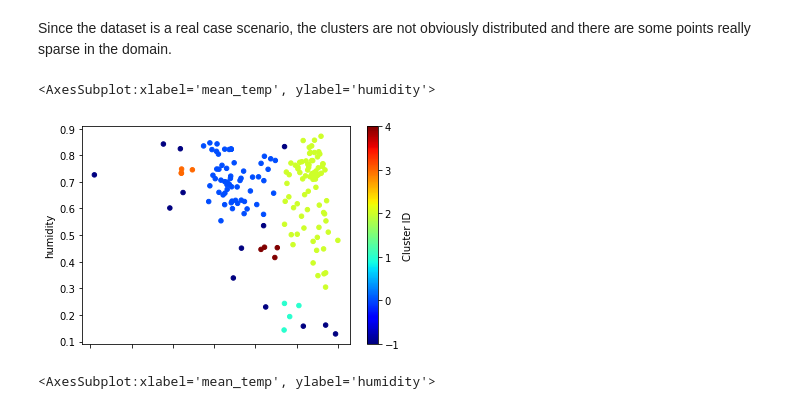
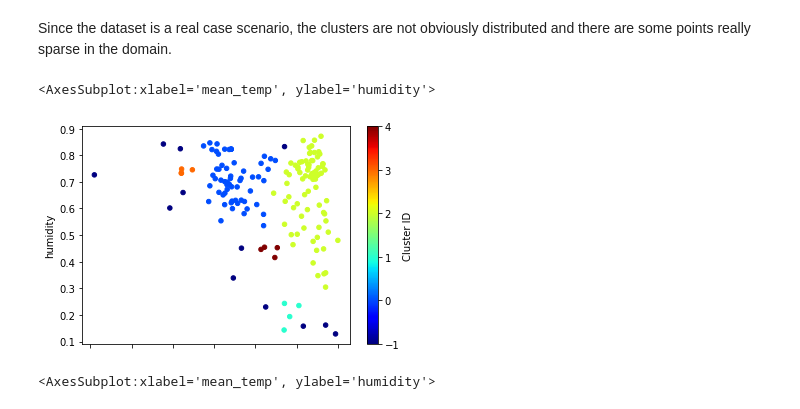
Before and after one commit to Sargazzo/DBM2, a Jupyter notebook: Weather Clusters.ipynb, the cells around one changed output. Cells and saved outputs as stored; diff of their text form; code cells hidden in the pictures.

```diff
--- a/Weather Clusters.ipynb
+++ b/Weather Clusters.ipynb
@@ -237,15 +217,15 @@ data2d.plot.scatter(x='mean_temp',y='humidity')
 # %% [markdown]
 Since the dataset is a real case scenario, the clusters are not obviously distributed and there are some points really sparse in the domain.
 # %%
-db = DBSCAN(eps=0.0675, min_samples=4).fit(data2d)
+db = DBSCAN(eps=0.066, min_samples=3).fit(data2d)
 core_samples_mask = np.zeros_like(db.labels_, dtype=bool)
 core_samples_mask[db.core_sample_indices_] = True
 labels = pd.DataFrame(db.labels_,columns=['Cluster ID'])
 result = pd.concat((data2d,labels), axis=1)
 result.plot.scatter(x='mean_temp',y='humidity',c='Cluster ID', colormap='jet')
 # %% [output]
 <AxesSubplot:xlabel='mean_temp', ylabel='humidity'>
-[figure, old version]
+[figure, new version]
 # %%
 #K-means just work on relevant features
 data2d
```
Also changed, not shown: parts of 20 cells of this notebook.
